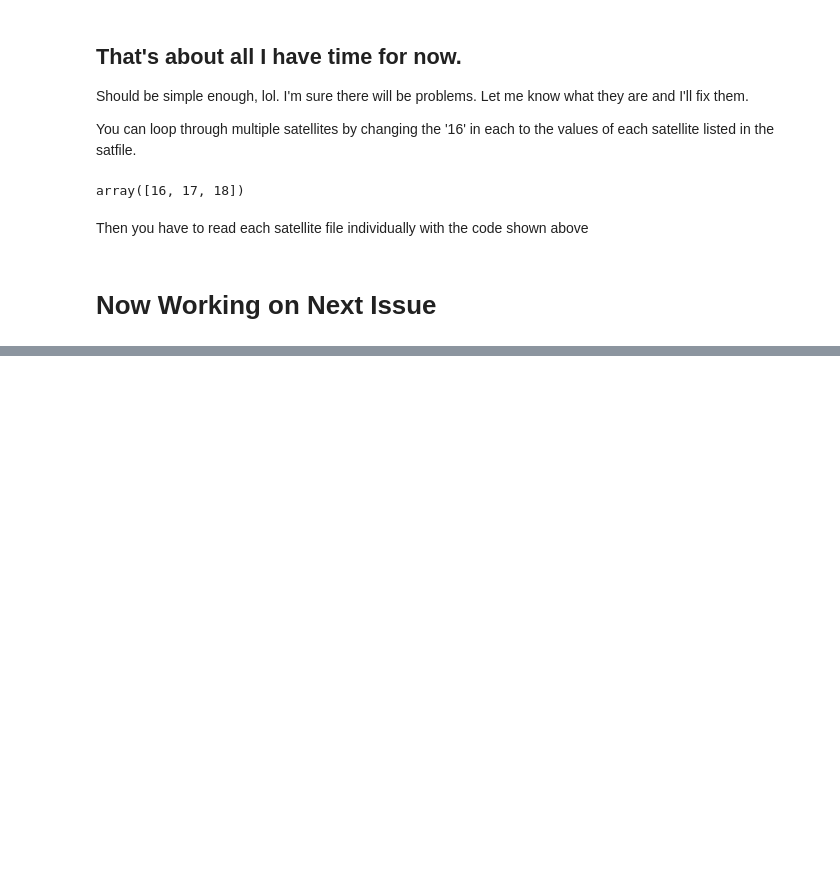
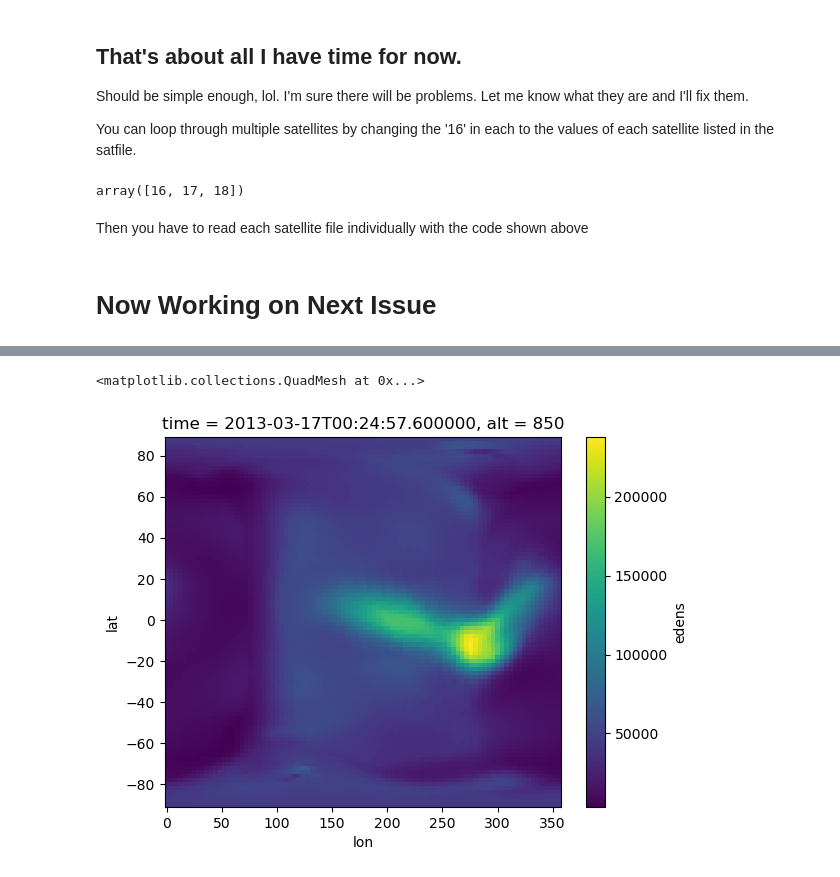
Before and after one commit to abukowski21/SAMI3-GITM-python, a Jupyter notebook: InterpolationCodeUsage.ipynb, the cells around one changed output, grey strips where cells are left out. Drawn from its saved outputs; the diff is of its cells as text; code cells hidden in the pictures; blank space fills up the shorter version.

```diff
--- a/InterpolationCodeUsage.ipynb
+++ b/InterpolationCodeUsage.ipynb
@@ -395,0 +345,5 @@ done part 2
+# %%
+ds_gl.edens.sel(time='2013-03-17 00:24:57', alt=850, method='nearest').plot(x='lon')
+# %% [output]
+<matplotlib.collections.QuadMesh at 0x...>
+[figure, added]
```
Also changed, not shown: parts of 19 cells of this notebook.
